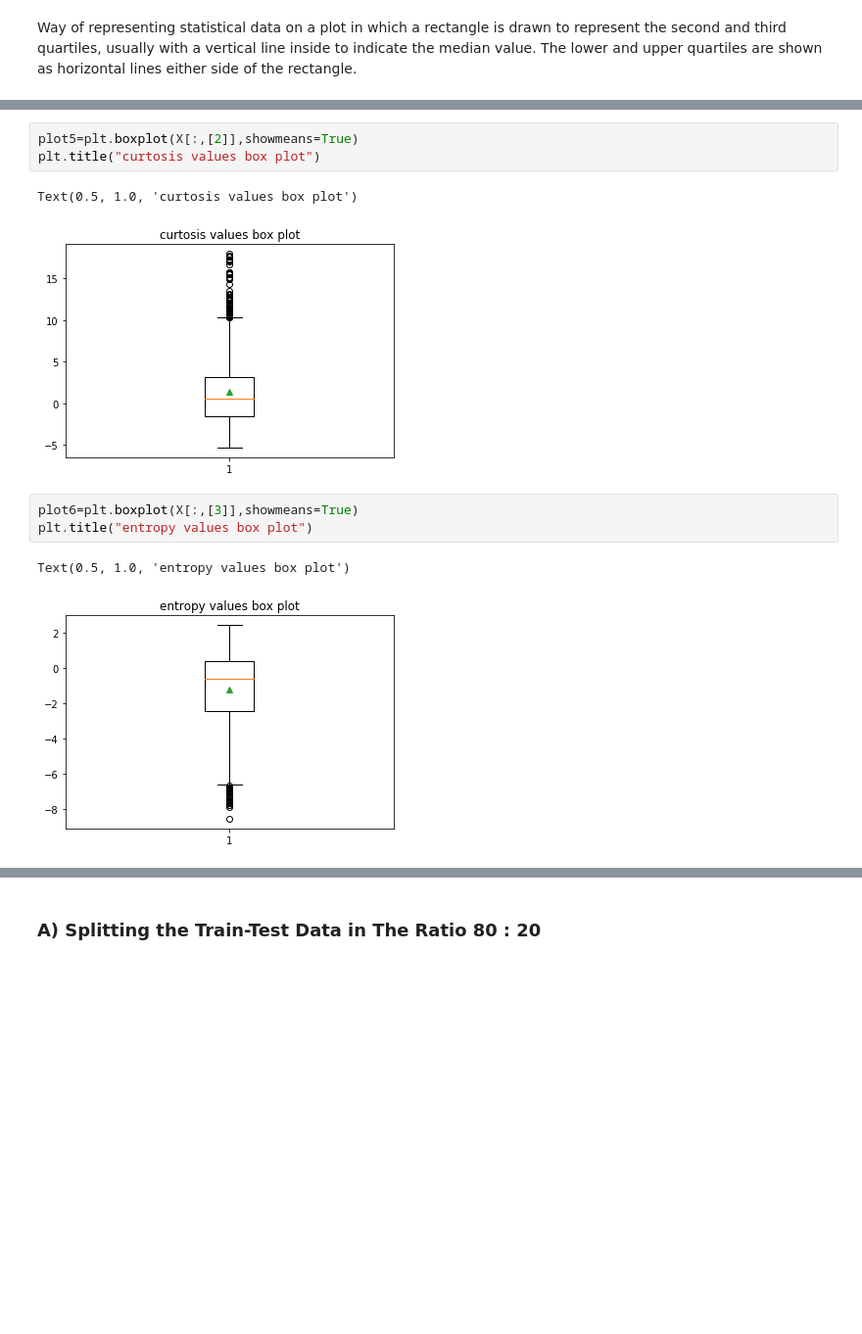
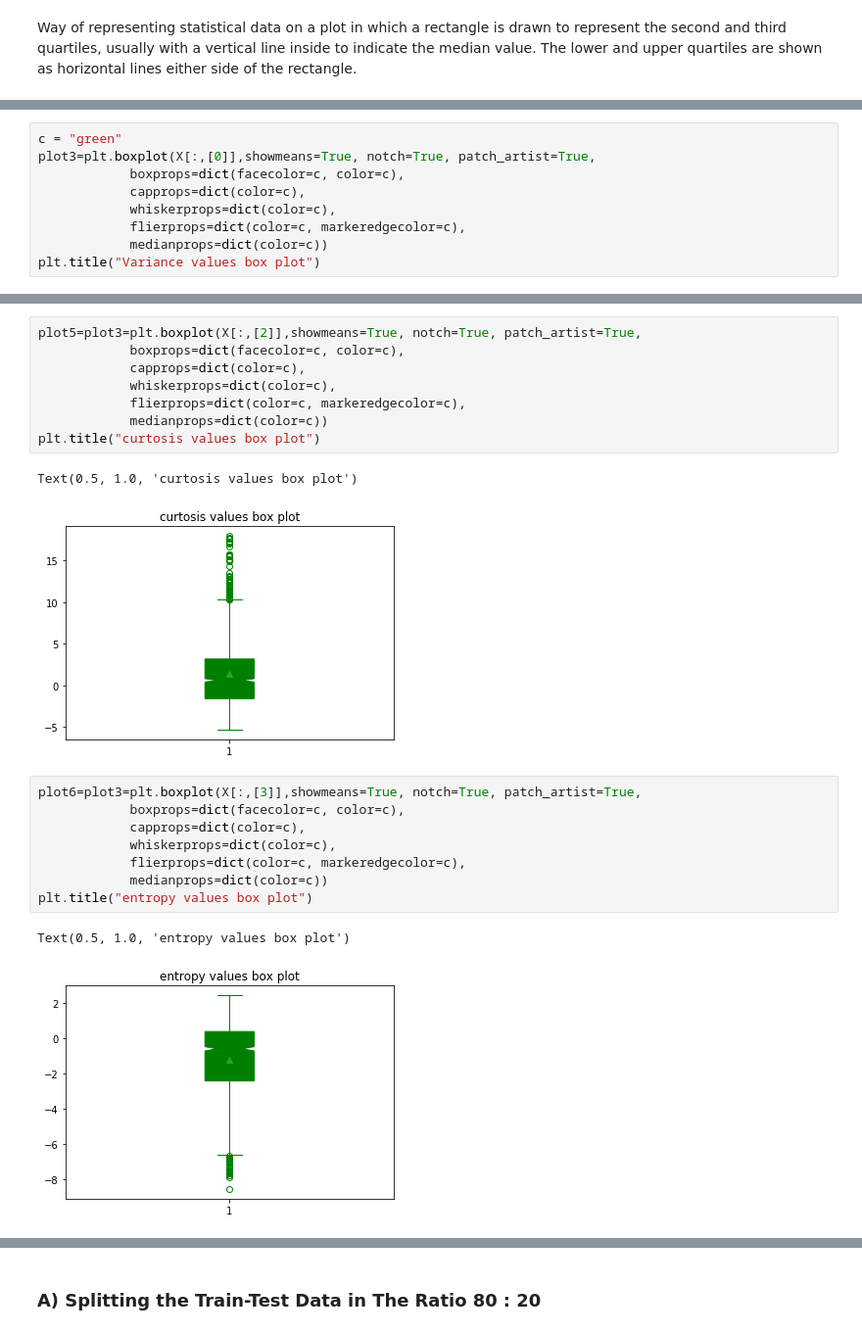
Before and after one commit to varungupta31/Bank_Note_Authentication_Random_Forest_classifier, a Jupyter notebook: Fake Currency Detector Using Random Forest Classification.ipynb, the cells around one changed output, grey strips where cells are left out. Shown at 98% size. Drawn from its saved outputs; the diff is of its cells as text; blank space fills up the shorter version.

```diff
--- a/Fake Currency Detector Using Random Forest Classification.ipynb
+++ b/Fake Currency Detector Using Random Forest Classification.ipynb
@@ -221,0 +215,9 @@ Text(0.5, 1.0, 'skewness values box plot')
+# %%
+c = "green"
+plot3=plt.boxplot(X[:,[0]],showmeans=True, notch=True, patch_artist=True,
+            boxprops=dict(facecolor=c, color=c),
+            capprops=dict(color=c),
+            whiskerprops=dict(color=c),
+            flierprops=dict(color=c, markeredgecolor=c),
+            medianprops=dict(color=c))
+plt.title("Variance values box plot")
@@ -222,12 +238,22 @@ Text(0.5, 1.0, 'skewness values box plot')
 # %%
-plot5=plt.boxplot(X[:,[2]],showmeans=True)
+plot5=plot3=plt.boxplot(X[:,[2]],showmeans=True, notch=True, patch_artist=True,
+            boxprops=dict(facecolor=c, color=c),
+            capprops=dict(color=c),
+            whiskerprops=dict(color=c),
+            flierprops=dict(color=c, markeredgecolor=c),
+            medianprops=dict(color=c))
 plt.title("curtosis values box plot")
 # %% [output]
 Text(0.5, 1.0, 'curtosis values box plot')
-[figure, old version]
+[figure, new version]
 # %%
-plot6=plt.boxplot(X[:,[3]],showmeans=True)
+plot6=plot3=plt.boxplot(X[:,[3]],showmeans=True, notch=True, patch_artist=True,
+            boxprops=dict(facecolor=c, color=c),
+            capprops=dict(color=c),
+            whiskerprops=dict(color=c),
+            flierprops=dict(color=c, markeredgecolor=c),
+            medianprops=dict(color=c))
 plt.title("entropy values box plot")
 # %% [output]
 Text(0.5, 1.0, 'entropy values box plot')
-[figure, old version]
+[figure, new version]
```
Also changed, not shown: parts of 32 cells of this notebook.
